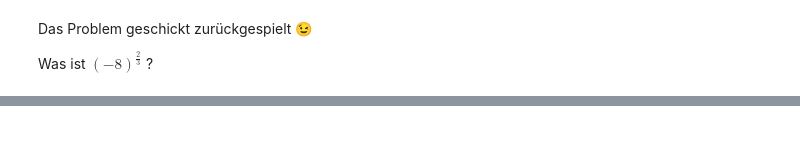
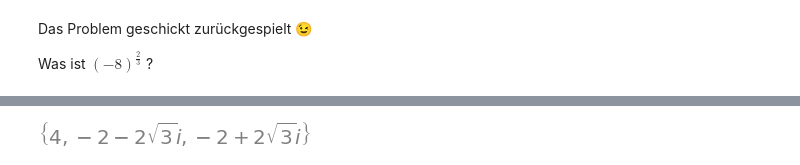
Before and after one commit to Ruediger-Braun/compana22, a Jupyter notebook: Lektion07.ipynb, the cells around one changed output, grey strips where cells are left out. Saved outputs shown, nothing was run; the diff lists cells and outputs as text; code cells hidden in the pictures; blank space fills up the shorter version.

```diff
--- a/Lektion07.ipynb
+++ b/Lektion07.ipynb
@@ -174,6 +272,8 @@ Was ist $(-8)^\frac23$ ?
 # %%
-glg = Eq(x**3, 8**2)
-simplify(solveset(glg, x))
+glg = Eq(x**3, (-8)**2)
+solveset(glg, x)
+# %% [output]
+[figure, added]
 # %%
 p = exp(log(-8)*Rational(2,3))
 p
```
Also changed, not shown: parts of 58 cells of this notebook.
